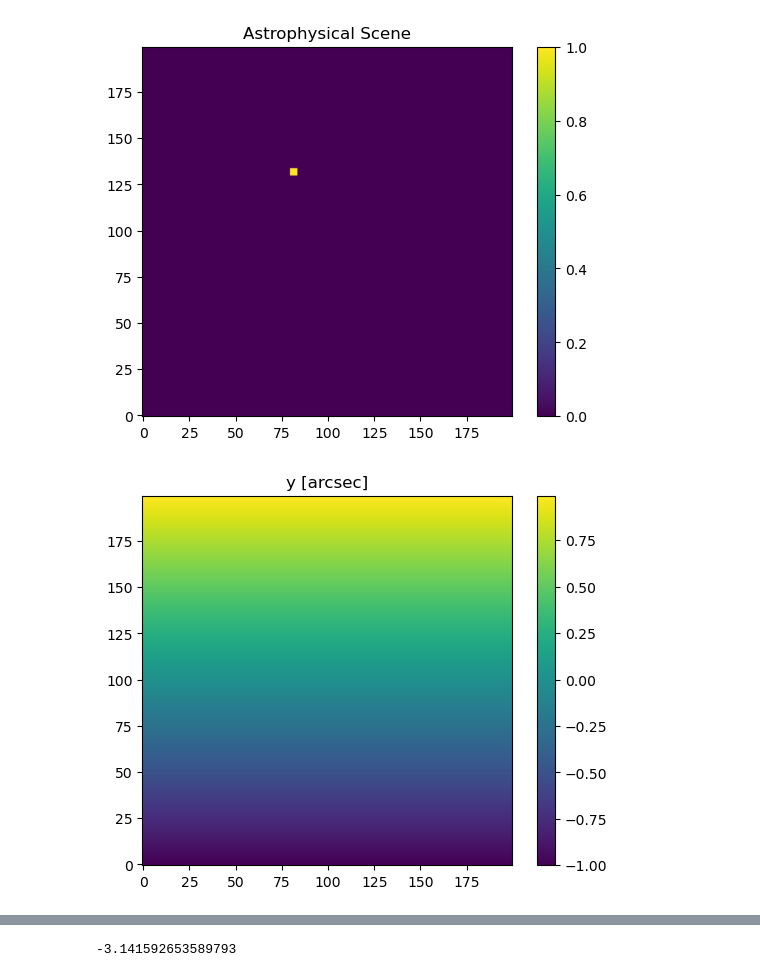
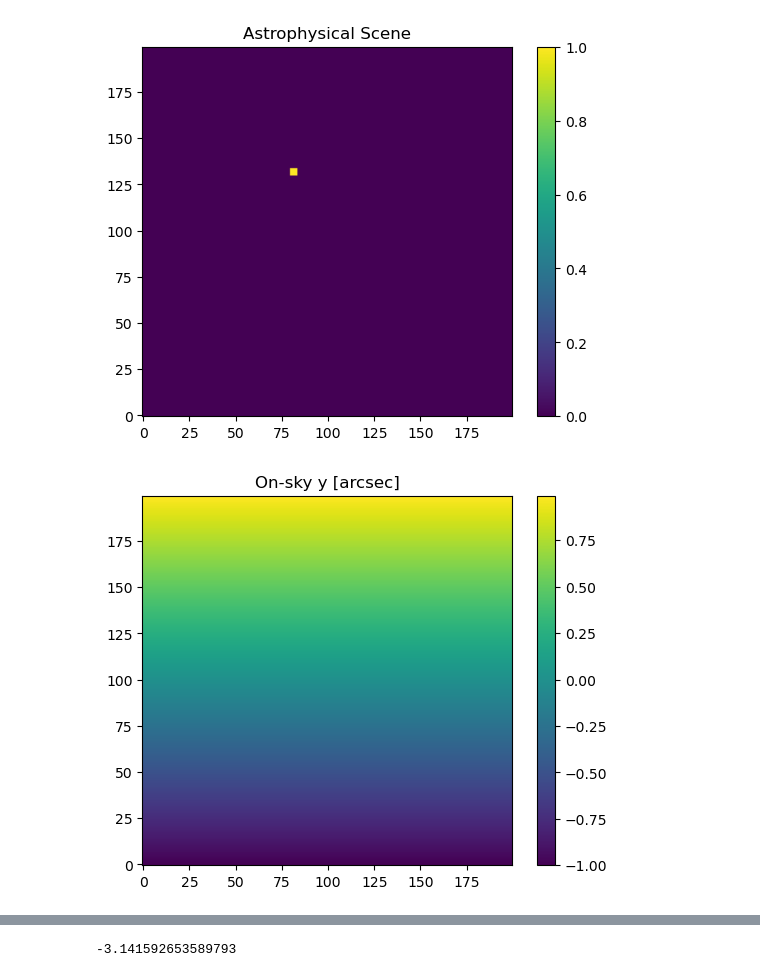
Before and after one commit to mwanakijiji/life_detectors, a Jupyter notebook: notebooks/dev_transmission_screens.ipynb, the cells around one changed output, grey strips where cells are left out. Saved outputs shown, nothing was run; the diff lists cells and outputs as text; code cells hidden in the pictures.

```diff
--- a/notebooks/dev_transmission_screens.ipynb
+++ b/notebooks/dev_transmission_screens.ipynb
@@ -80,21 +85,21 @@ astro_cube[2] = x_asec
 # %%
 # plot astrophysical scene
 plt.imshow(astro_cube[0], origin='lower')
 plt.title('Astrophysical Scene')
 plt.colorbar()
 plt.show()
 
 plt.imshow(astro_cube[1], origin='lower')
-plt.title('y [arcsec]')
+plt.title('On-sky y [arcsec]')
 plt.colorbar()
 plt.show()
 
 plt.imshow(astro_cube[2], origin='lower')
-plt.title('x [arcsec]')
+plt.title('On-sky x [arcsec]')
 plt.colorbar()
 plt.show()
 
 # apply the transmission screens to the astrophysical scene
 # %% [output]
 [figure]
-[figure, old version]
+[figure, new version]
```
Also changed, not shown: parts of 22 cells of this notebook.
